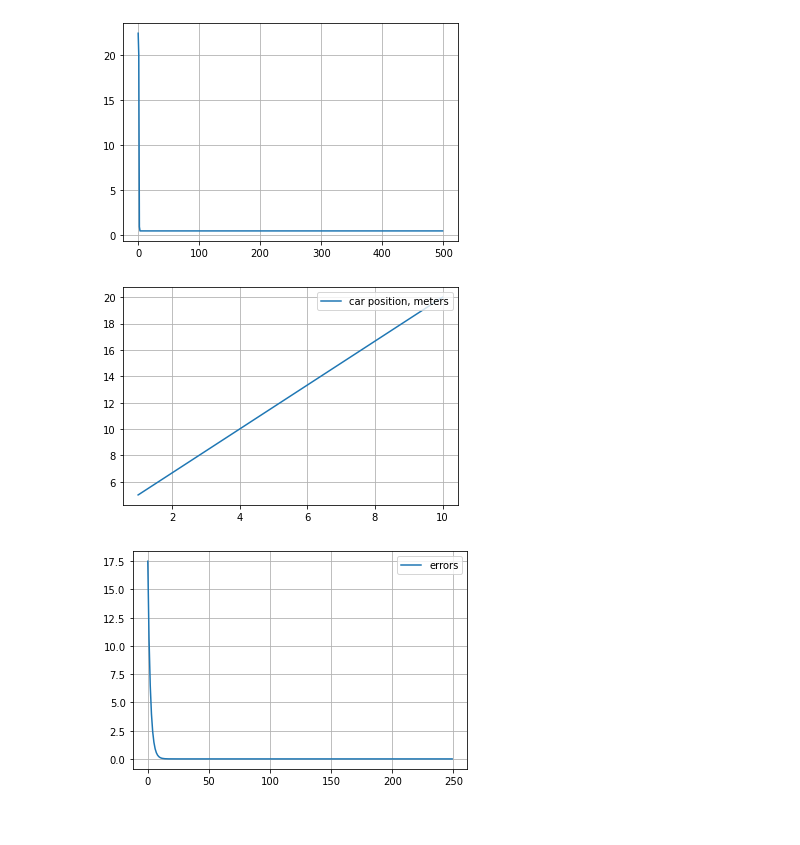
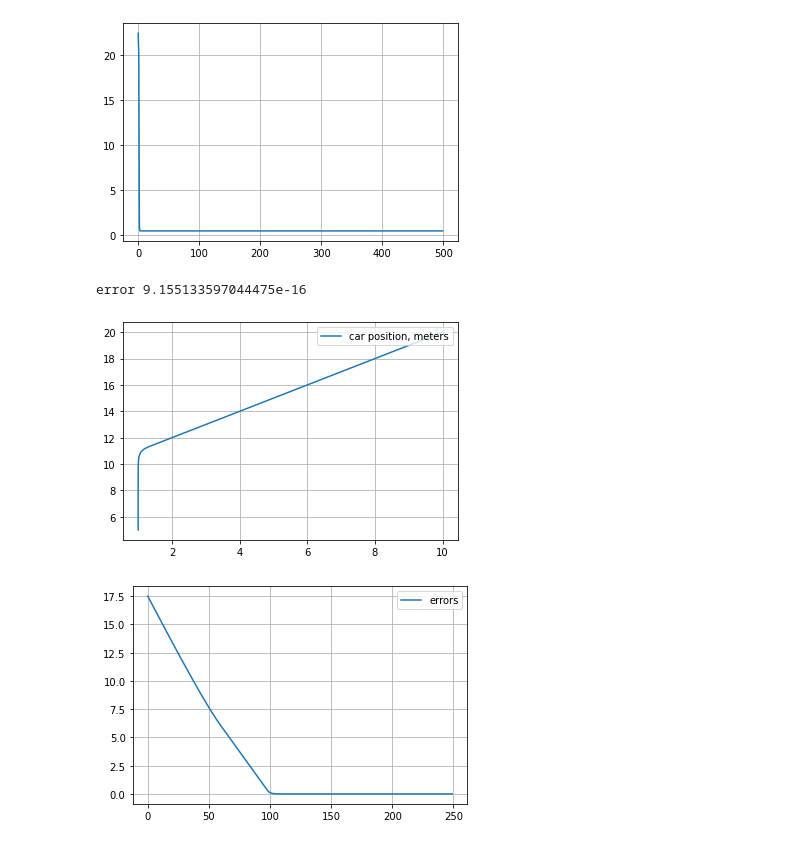
Before and after one commit to mingyucai/LQR_CBF_rrtStar, a Jupyter notebook: LQR_car_model.ipynb, the cells around one changed output. Cells and saved outputs as stored; diff of their text form; code cells hidden in the pictures.

```diff
--- a/LQR_car_model.ipynb
+++ b/LQR_car_model.ipynb
@@ -147,0 +147,21 @@ print(K)
+# %%
+def getB(yaw, dt):
+  B = np.matrix([[np.cos(yaw) * dt, 0], [np.sin(yaw) * dt, 0], [0, dt]])
+  return B
+
+A = np.matrix([[1.0, 0, 0],[0 , 1.0, 0], [0, 0, 1.0]])
+Q = np.matrix("0.5 0 0; 0 1 0; 0 0 1")
+R = np.matrix("0.01 0; 0 0.01")
+
+# print(xk[2, 0])
+# print(R)
+xd = np.matrix([[10], [20], [np.pi/2]])
+xk = np.matrix([[0], [0], [0]])
+print(xk.shape)
+dt = 0.1
+yaw = xk[2, 0]
+B= getB(yaw, dt)
+
+# Optional Variables
+max_linear_velocity = 3.0 # meters per second
+max_angular_velocity = 1.5708 # radians per second
@@ -206,32 +237,42 @@ K = dlqr(A,B,Q,R)
 nsteps = 250
 time = np.linspace(0, 2, nsteps, endpoint=True)
 xk = np.matrix("10; 20")
 xd = xd = np.matrix("1; 5")
+max_speed = 3.0
 
 X = []
 Y = []
 T = []
 U = []
 errors = []
 for t in time:
     xe = xk - xd
     uk = K*xe
+
+    # clip the control based on acuator limitation
+    uk = np.clip(uk, -max_speed, max_speed)
+
+    # check the condition of control limitation
+    assert abs(uk[1, 0]) <= 3.0 or abs(uk[0, 0]) <= 3.0, "control inputs execeed limitation'"
+
     X.append(xk[0, 0])
     Y.append(xk[1, 0])
     errors.append( np.linalg.norm(xe))
 
     xk = A*xk + B*uk
 
+print('error', np.linalg.norm(xe))
 plt.plot(X, Y, label="car position, meters")
 plt.legend(loc='upper right')
 plt.grid()
 plt.show()
 
 
 plt.plot(errors, label="errors")
 plt.legend(loc='upper right')
 plt.grid()
 plt.show()
 # %% [output]
+error 9.155133597044475e-16
-[figure, old version]
+[figure, new version]
-[figure, old version]
+[figure, new version]
```
Also changed, not shown: parts of 5 cells of this notebook.
